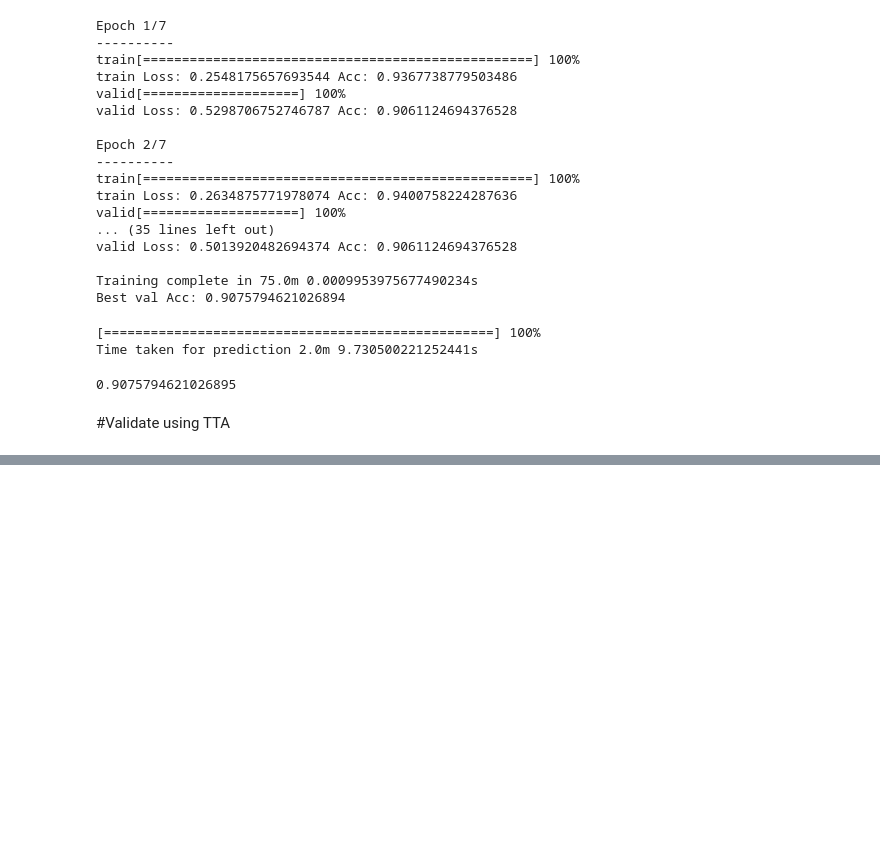
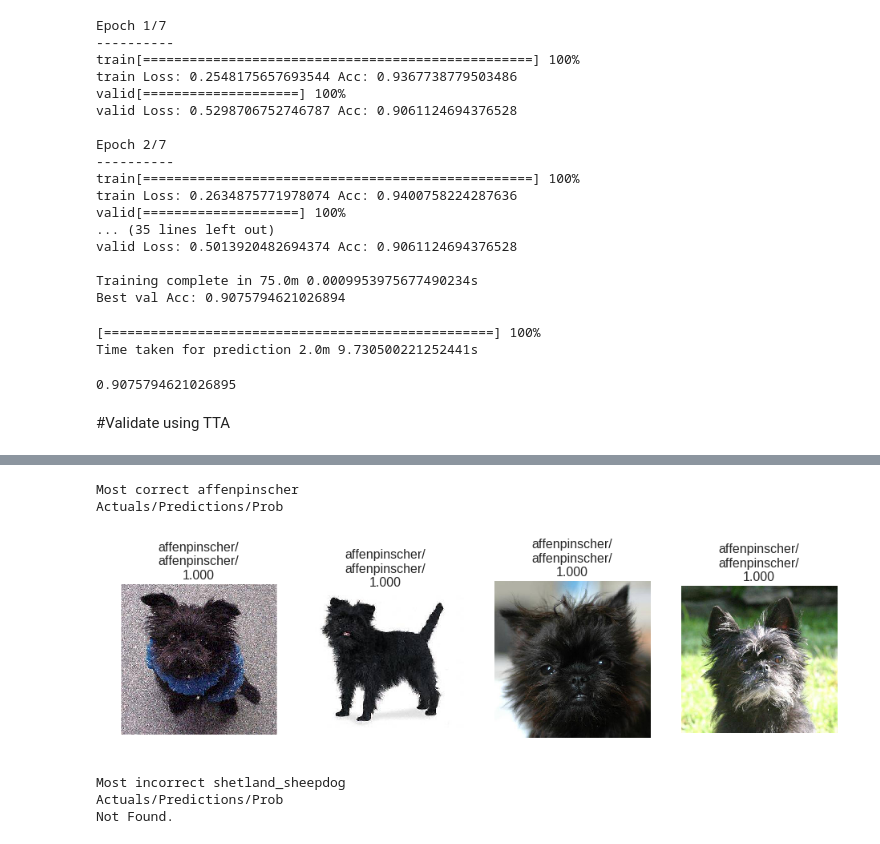
Before and after one commit to stanimman/Fast_ai, a Jupyter notebook: Dog_Breed_Dataset_with_py.ipynb, the cells around one changed output, grey strips where cells are left out. Cells and saved outputs as stored; diff of their text form; code cells hidden in the pictures; blank space fills up the shorter version.

```diff
--- a/Dog_Breed_Dataset_with_py.ipynb
+++ b/Dog_Breed_Dataset_with_py.ipynb
@@ -389,0 +417,13 @@ print(accuracy_score(val_y, preds))
+# %%
+analysis.plot_images(f'Most correct {classes[0]}', mode = "most", cls = 0)
+# %% [output]
+Most correct affenpinscher
+Actuals/Predictions/Prob
+[figure, added]
+# %%
+analysis.plot_images(f'Most incorrect {classes[99]}', mode = "most",
+                     is_correct = False, cls = 99)
+# %% [output]
+Most incorrect shetland_sheepdog
+Actuals/Predictions/Prob
+Not Found.
```
Also changed, not shown: parts of 7 cells of this notebook.
